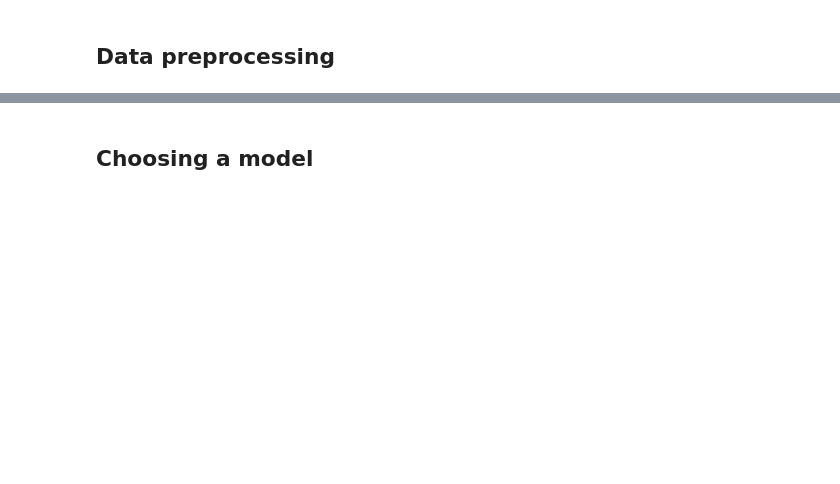
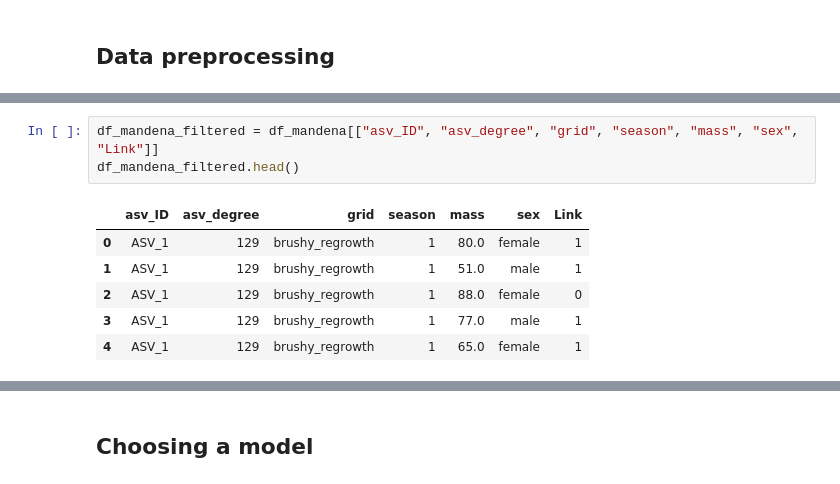
Before and after one commit to Ecological-Complexity-Lab/link_prediction_project, a Jupyter notebook: MLmodel.ipynb, the cells around one changed output, grey strips where cells are left out. Drawn from its saved outputs; the diff is of its cells as text; blank space fills up the shorter version.

```diff
--- a/MLmodel.ipynb
+++ b/MLmodel.ipynb
@@ -72,0 +31,10 @@ dummies.head()
+# %%
+df_mandena_filtered = df_mandena[["asv_ID", "asv_degree", "grid", "season", "mass", "sex", "Link"]]
+df_mandena_filtered.head()
+# %% [output]
+|  | asv_ID | asv_degree | grid | season | mass | sex | Link |
+| 0 | ASV_1 | 129 | brushy_regrowth | 1 | 80.0 | female | 1 |
+| 1 | ASV_1 | 129 | brushy_regrowth | 1 | 51.0 | male | 1 |
+| 2 | ASV_1 | 129 | brushy_regrowth | 1 | 88.0 | female | 0 |
+| 3 | ASV_1 | 129 | brushy_regrowth | 1 | 77.0 | male | 1 |
+| 4 | ASV_1 | 129 | brushy_regrowth | 1 | 65.0 | female | 1 |
```
Also changed, not shown: parts of 8 cells of this notebook.
